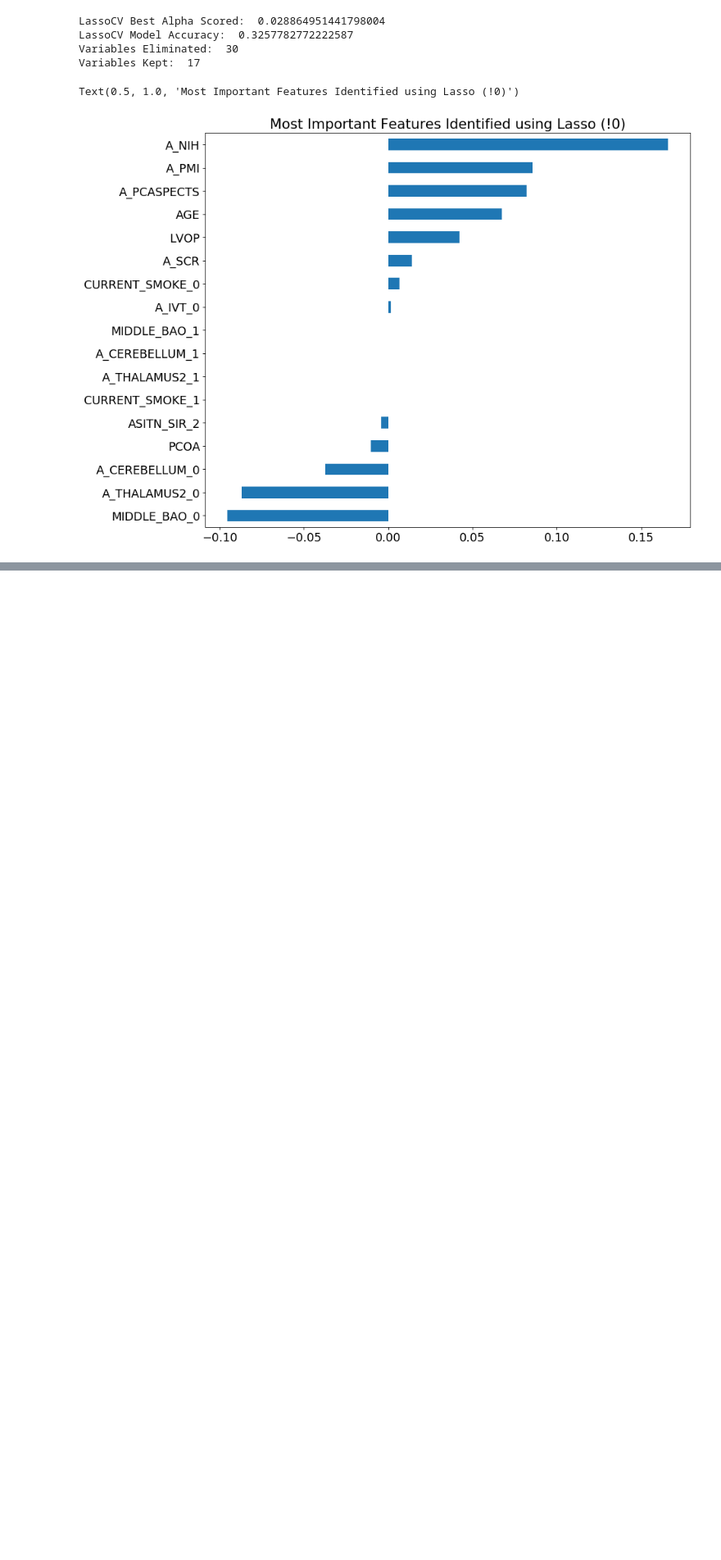
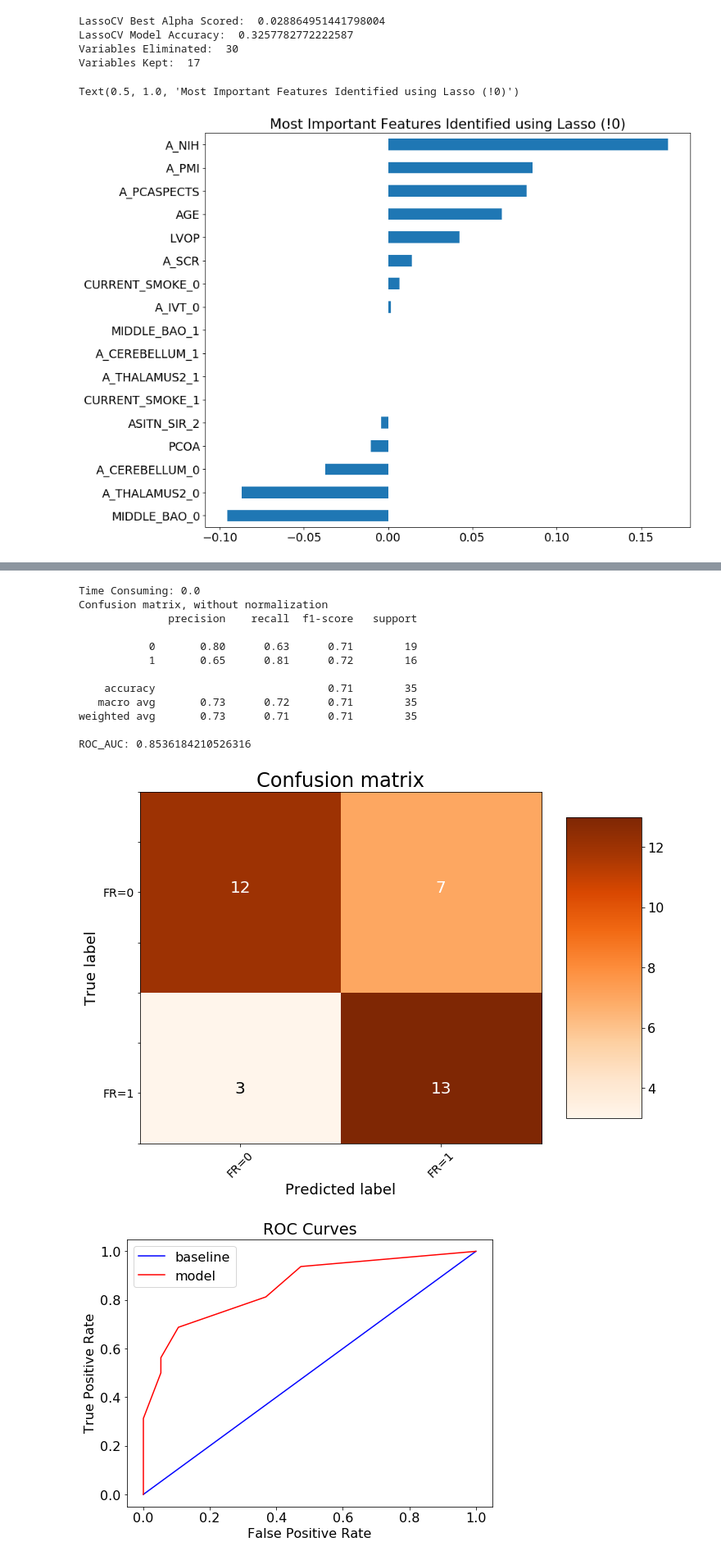
Before and after one commit to gzYou/FR-Classification, a Jupyter notebook: Features Selection.ipynb, the cells around one changed output, grey strips where cells are left out. Shown at 82% size. Saved outputs shown, nothing was run; the diff lists cells and outputs as text; code cells hidden in the pictures; blank space fills up the shorter version.

```diff
--- a/Features Selection.ipynb
+++ b/Features Selection.ipynb
@@ -332,0 +335,22 @@ Text(0.5, 1.0, 'Most Important Features Identified using Lasso (!0)')
+# %%
+X_Reduced3 = X[['A_NIH','A_PMI','MIDDLE_BAO_0','A_THALAMUS2_0']]
+X_Reduced3 = pd.DataFrame(StandardScaler().fit_transform(X_Reduced3))
+X_Train4, X_Test4, Y_Train4, Y_Test4 = train_test_split(X_Reduced3, Y, test_size = 0.30,
+                                                        random_state = 101)
+# %%
+model_Reduced3 = info(X_Train4,X_Test4,Y_Train4,Y_Test4)
+# %% [output]
+Time Consuming: 0.0
+Confusion matrix, without normalization
+              precision    recall  f1-score   support
+
+           0       0.80      0.63      0.71        19
+           1       0.65      0.81      0.72        16
+
+    accuracy                           0.71        35
+   macro avg       0.73      0.72      0.71        35
+weighted avg       0.73      0.71      0.71        35
+
+ROC_AUC: 0.8536184210526316
+[figure, added]
+[figure, added]
```
Also changed, not shown: parts of 2 cells of this notebook.
